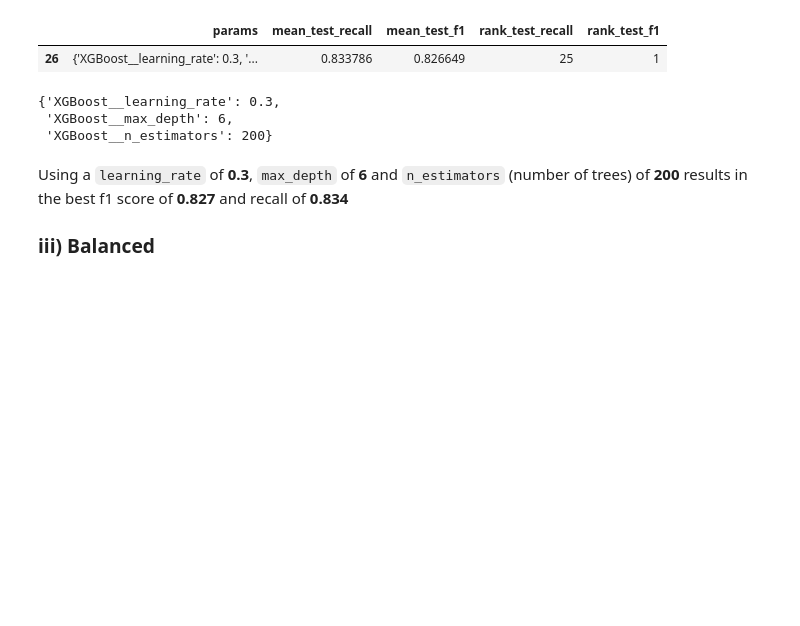
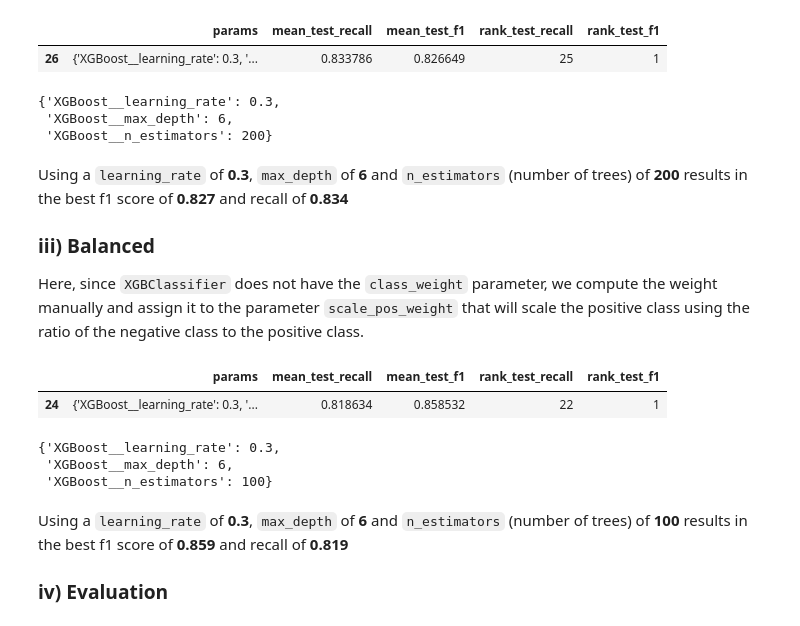
Before and after one commit to NgundoMuithya/Kaggle_Credit_Card_Fraud_Detection, a Jupyter notebook: notebook.ipynb, the cells around one changed output. Saved outputs shown, nothing was run; the diff lists cells and outputs as text; code cells hidden in the pictures; blank space fills up the shorter version.

Commit message:
Finish the balanced xgboost section and begin evaluation

```diff
--- a/notebook.ipynb
+++ b/notebook.ipynb
@@ -798,24 +798,41 @@ best_SMOTE_xgboost_model.best_params_
 Using a `learning_rate` of **0.3**, `max_depth` of **6** and `n_estimators` (number of trees) of **200** results in the best f1 score of **0.827** and recall of **0.834**
 
 ### iii) Balanced
+
+Here, since `XGBClassifier` does not have the `class_weight` parameter, we compute the weight manually and assign it to the parameter `scale_pos_weight` that will scale the positive class using the ratio of the negative class to the positive class.
 # %%
-SMOTE_xgboost_pipeline = Pipeline(
+negative_count = (y_train == 0).sum()
+positive_count = (y_train == 1).sum()
+
+balanced_xgboost_pipeline = Pipeline(
     steps=[
-        ('SMOTER', SMOTE(random_state=2026)),
-        ('XGBoost', XGBClassifier(random_state=2026))
+        ('XGBoost', XGBClassifier(random_state=2026, scale_pos_weight=negative_count / positive_count))
     ]
 )
 
-best_SMOTE_xgboost_model = GridSearchCV(
-    estimator=SMOTE_xgboost_pipeline,
+best_balanced_xgboost_model = GridSearchCV(
+    estimator=balanced_xgboost_pipeline,
     param_grid=xgboost_params,
     scoring=['recall', 'f1'],
     refit='f1',
     n_jobs=-2
 )
 
-best_SMOTE_xgboost_model.fit(X_train_scaled, y_train)
+best_balanced_xgboost_model.fit(X_train_scaled, y_train)
 
-SMOTE_xgboost_results = pd.DataFrame(best_SMOTE_xgboost_model.cv_results_)[['params', 'mean_test_recall', 'mean_test_f1', 'rank_test_recall', 'rank_test_f1']]
+balanced_xgboost_results = pd.DataFrame(best_balanced_xgboost_model.cv_results_)[['params', 'mean_test_recall', 'mean_test_f1', 'rank_test_recall', 'rank_test_f1']]
 
-SMOTE_xgboost_results[SMOTE_xgboost_results['rank_test_f1'] == 1]
+balanced_xgboost_results[balanced_xgboost_results['rank_test_f1'] == 1]
+# %% [output]
+|  | params | mean_test_recall | mean_test_f1 | rank_test_recall | rank_test_f1 |
+| 24 | {'XGBoost__learning_rate': 0.3, '... | 0.818634 | 0.858532 | 22 | 1 |
+# %%
+best_balanced_xgboost_model.best_params_
+# %% [output]
+{'XGBoost__learning_rate': 0.3,
+ 'XGBoost__max_depth': 6,
+ 'XGBoost__n_estimators': 100}
+# %% [markdown]
+Using a `learning_rate` of **0.3**, `max_depth` of **6** and `n_estimators` (number of trees) of **100** results in the best f1 score of **0.859** and recall of **0.819**
+
+### iv) Evaluation
```
